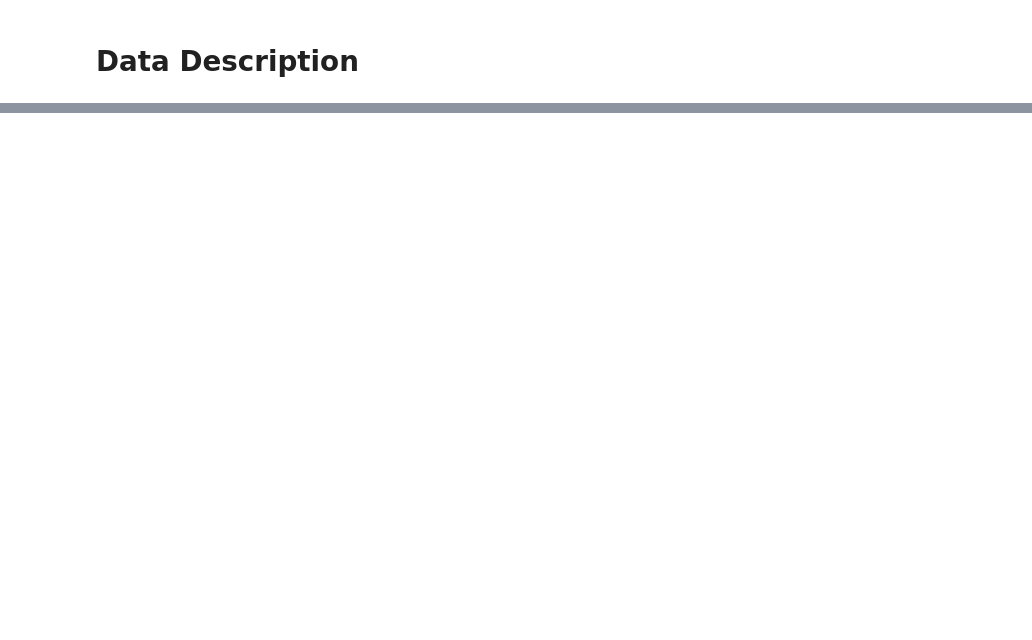
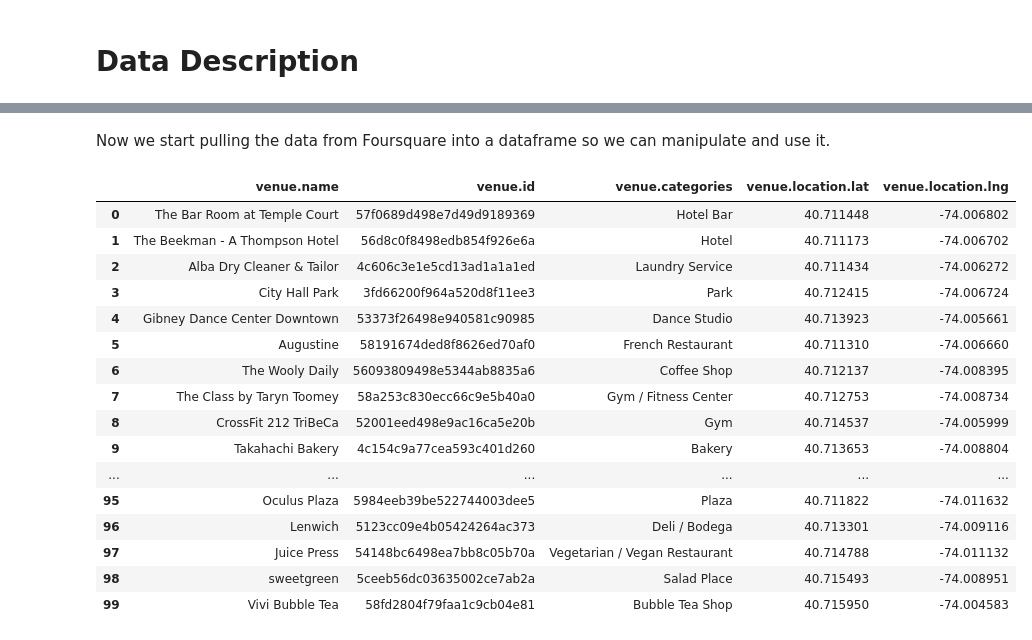
Before and after one commit to riffatahmad/Coursera_Capstone, a Jupyter notebook: CapstoneProjectWeek4.ipynb, the cells around one changed output, grey strips where cells are left out. Saved outputs shown, nothing was run; the diff lists cells and outputs as text; code cells hidden in the pictures; blank space fills up the shorter version.

Commit message:
Published from Watson Studio.

```diff
--- a/CapstoneProjectWeek4.ipynb
+++ b/CapstoneProjectWeek4.ipynb
@@ -31,0 +77,14 @@ Longitude and Latitude of different neighbourhoods is available  here,  https://
+# %%
+LIMIT = 100 # limit of number of venues returned by Foursquare API
+radius = 500 # define radius
+
+# create URL
+url = 'https://api.foursquare.com/v2/venues/explore?&client_id={}&client_secret={}&v={}&ll={},{}&radius={}&limit={}'.format(
+    CLIENT_ID,
+    CLIENT_SECRET,
+    VERSION,
+    latitude,
+    longitude,
+    radius,
+    LIMIT)
+url
@@ -31,0 +95,3 @@ Longitude and Latitude of different neighbourhoods is available  here,  https://
+# %%
+results = requests.get(url).json()
+results
@@ -31,0 +116,44 @@ Longitude and Latitude of different neighbourhoods is available  here,  https://
+# %% [markdown]
+Now we start pulling the data from Foursquare into a dataframe so we can manipulate and use it.
+# %%
+def get_category_type(row):
+    try:
+        categories_list = row['categories']
+    except:
+        categories_list = row['venue.categories']
+
+    if len(categories_list) == 0:
+        return None
+    else:
+        return categories_list[0]['name']
+# %%
+#pull the actual data from the Foursquare API
+
+venues = results['response']['groups'][0]['items']
+nearby_venues = json_normalize(venues)
+filtered_columns = ['venue.name', 'venue.id', 'venue.categories', 'venue.location.lat', 'venue.location.lng']
+nearby_venues
+nearby_venues =nearby_venues.loc[:, filtered_columns]
+
+# filter the category for each row
+nearby_venues['venue.categories'] = nearby_venues.apply(get_category_type, axis=1)
+
+nearby_venues
+# %% [output]
+|  | venue.name | venue.id | venue.categories | venue.location.lat | venue.location.lng |
+| 0 | The Bar Room at Temple Court | 57f0689d498e7d49d9189369 | Hotel Bar | 40.711448 | -74.006802 |
+| 1 | The Beekman - A Thompson Hotel | 56d8c0f8498edb854f926e6a | Hotel | 40.711173 | -74.006702 |
+| 2 | Alba Dry Cleaner & Tailor | 4c606c3e1e5cd13ad1a1a1ed | Laundry Service | 40.711434 | -74.006272 |
+| 3 | City Hall Park | 3fd66200f964a520d8f11ee3 | Park | 40.712415 | -74.006724 |
+| 4 | Gibney Dance Center Downtown | 53373f26498e940581c90985 | Dance Studio | 40.713923 | -74.005661 |
+| 5 | Augustine | 58191674ded8f8626ed70af0 | French Restaurant | 40.711310 | -74.006660 |
+| 6 | The Wooly Daily | 56093809498e5344ab8835a6 | Coffee Shop | 40.712137 | -74.008395 |
+| 7 | The Class by Taryn Toomey | 58a253c830ecc66c9e5b40a0 | Gym / Fitness Center | 40.712753 | -74.008734 |
+| 8 | CrossFit 212 TriBeCa | 52001eed498e9ac16ca5e20b | Gym | 40.714537 | -74.005999 |
+| 9 | Takahachi Bakery | 4c154c9a77cea593c401d260 | Bakery | 40.713653 | -74.008804 |
+| ... | ... | ... | ... | ... | ... |
+| 95 | Oculus Plaza | 5984eeb39be522744003dee5 | Plaza | 40.711822 | -74.011632 |
+| 96 | Lenwich | 5123cc09e4b05424264ac373 | Deli / Bodega | 40.713301 | -74.009116 |
+| 97 | Juice Press | 54148bc6498ea7bb8c05b70a | Vegetarian / Vegan Restaurant | 40.714788 | -74.011132 |
+| 98 | sweetgreen | 5ceeb56dc03635002ce7ab2a | Salad Place | 40.715493 | -74.008951 |
+| 99 | Vivi Bubble Tea | 58fd2804f79faa1c9cb04e81 | Bubble Tea Shop | 40.715950 | -74.004583 |
```
Also changed, not shown: parts of 54 cells of this notebook.
